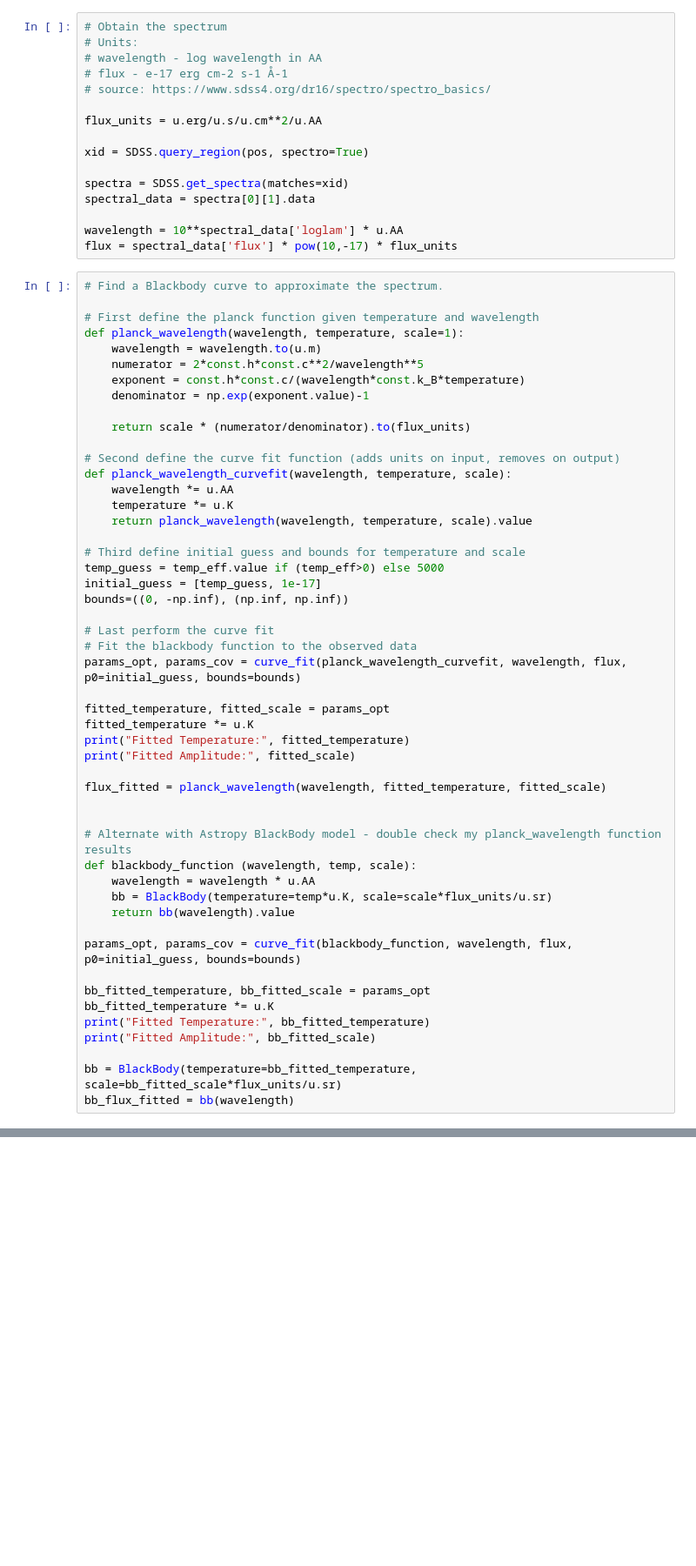
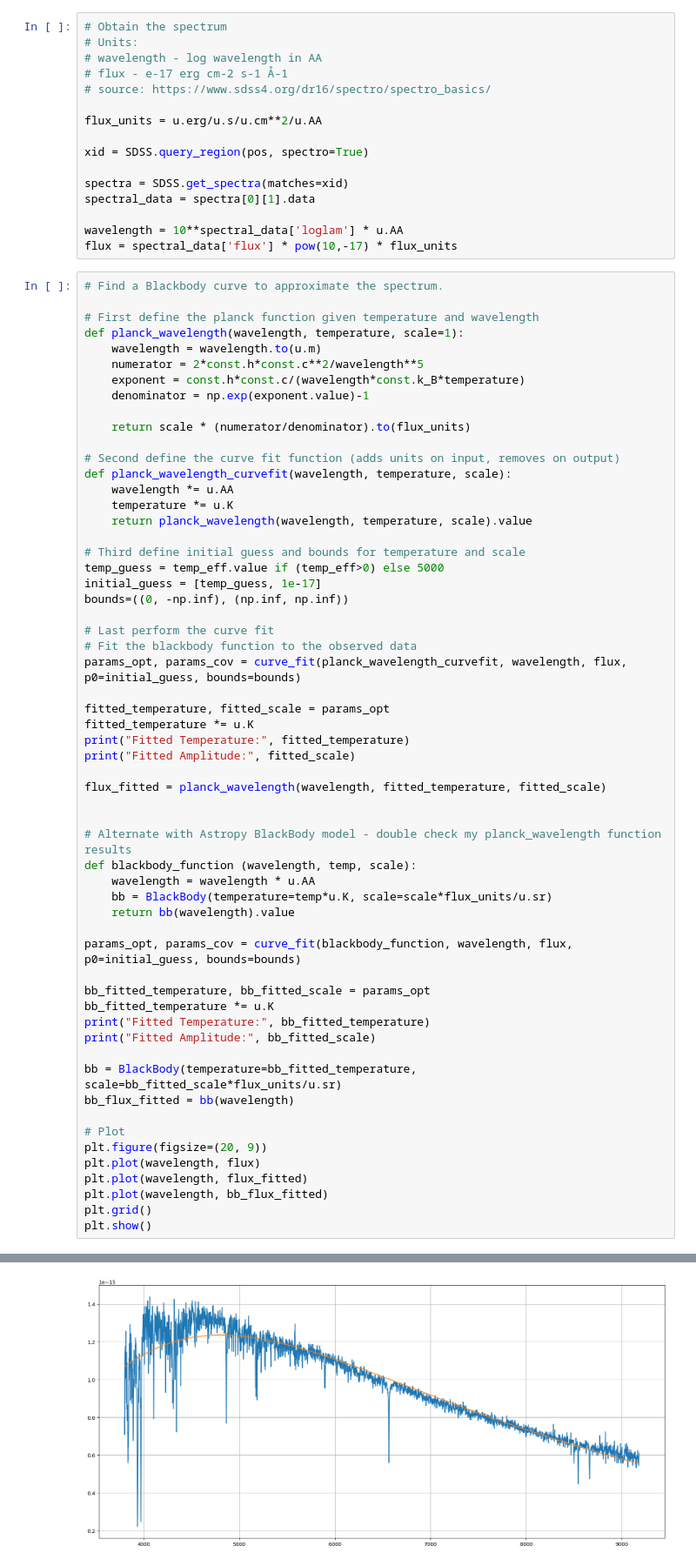
Before and after one commit to jeffrwatts/astronomy-notebooks, a Jupyter notebook: Star Spectra Magnitudes - SDSS.ipynb, the cells around one changed output, grey strips where cells are left out. Shown at 87% size. Drawn from its saved outputs; the diff is of its cells as text; blank space fills up the shorter version.

```diff
--- a/Star Spectra Magnitudes - SDSS.ipynb
+++ b/Star Spectra Magnitudes - SDSS.ipynb
@@ -131,30 +131,39 @@ bounds=((0, -np.inf), (np.inf, np.inf))
 params_opt, params_cov = curve_fit(planck_wavelength_curvefit, wavelength, flux, p0=initial_guess, bounds=bounds)
 
 fitted_temperature, fitted_scale = params_opt
 fitted_temperature *= u.K
 print("Fitted Temperature:", fitted_temperature)
 print("Fitted Amplitude:", fitted_scale)
 
 flux_fitted = planck_wavelength(wavelength, fitted_temperature, fitted_scale)
 
 
 # Alternate with Astropy BlackBody model - double check my planck_wavelength function results
 def blackbody_function (wavelength, temp, scale):
     wavelength = wavelength * u.AA
     bb = BlackBody(temperature=temp*u.K, scale=scale*flux_units/u.sr)
     return bb(wavelength).value
 
 params_opt, params_cov = curve_fit(blackbody_function, wavelength, flux, p0=initial_guess, bounds=bounds)
 
 bb_fitted_temperature, bb_fitted_scale = params_opt
 bb_fitted_temperature *= u.K
 print("Fitted Temperature:", bb_fitted_temperature)
 print("Fitted Amplitude:", bb_fitted_scale)
 
 bb = BlackBody(temperature=bb_fitted_temperature, scale=bb_fitted_scale*flux_units/u.sr)
 bb_flux_fitted = bb(wavelength)
+
+# Plot
+plt.figure(figsize=(20, 9))
+plt.plot(wavelength, flux)
+plt.plot(wavelength, flux_fitted)
+plt.plot(wavelength, bb_flux_fitted)
+plt.grid()
+plt.show()
 # %% [output]
 Fitted Temperature: 6029.607355783276 K
 Fitted Amplitude: 3.7841084848309145e-22
 Fitted Temperature: 6029.607355783276 K
 Fitted Amplitude: 3.7841084848309183e-22
+[figure, added]
```
Also changed, not shown: parts of 2 cells of this notebook, 2 other files.
